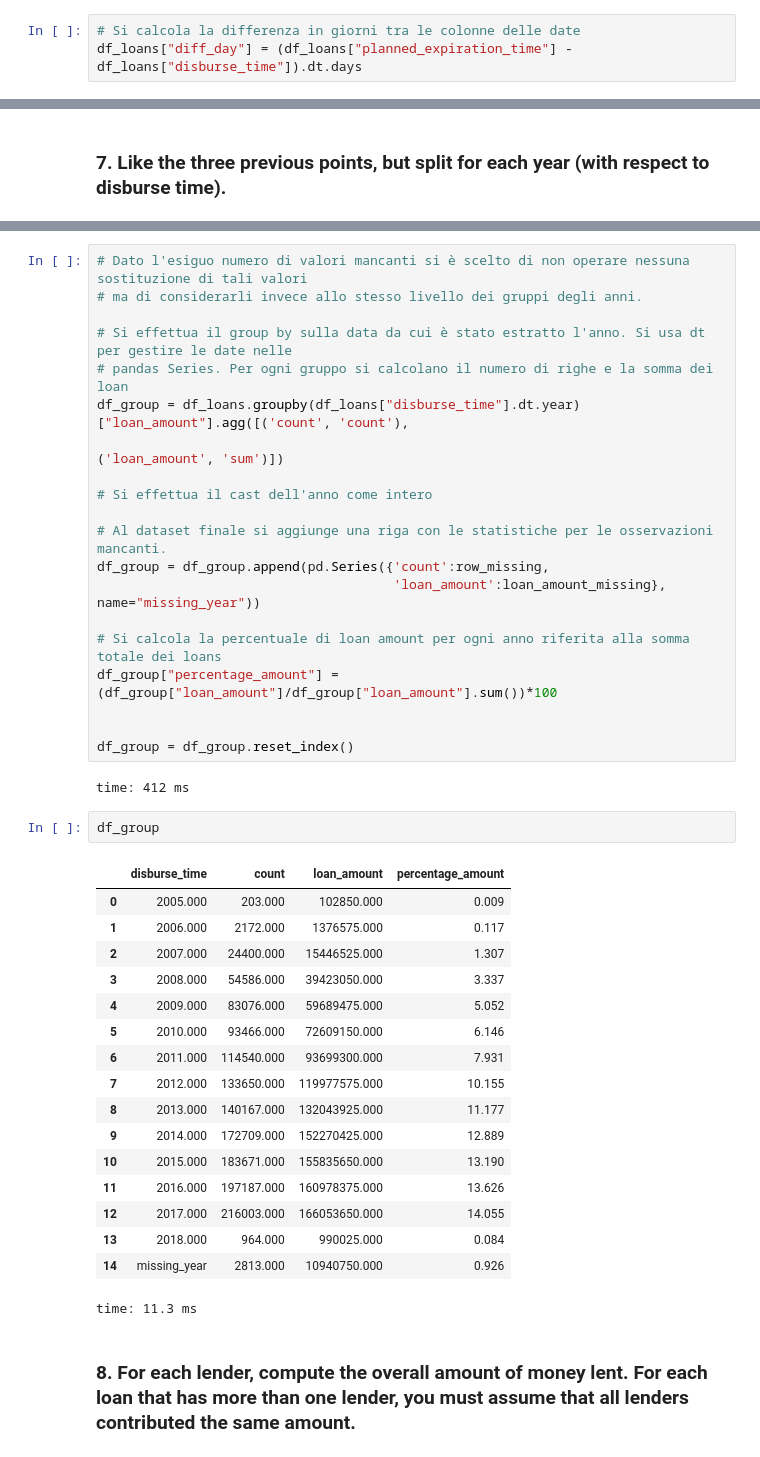
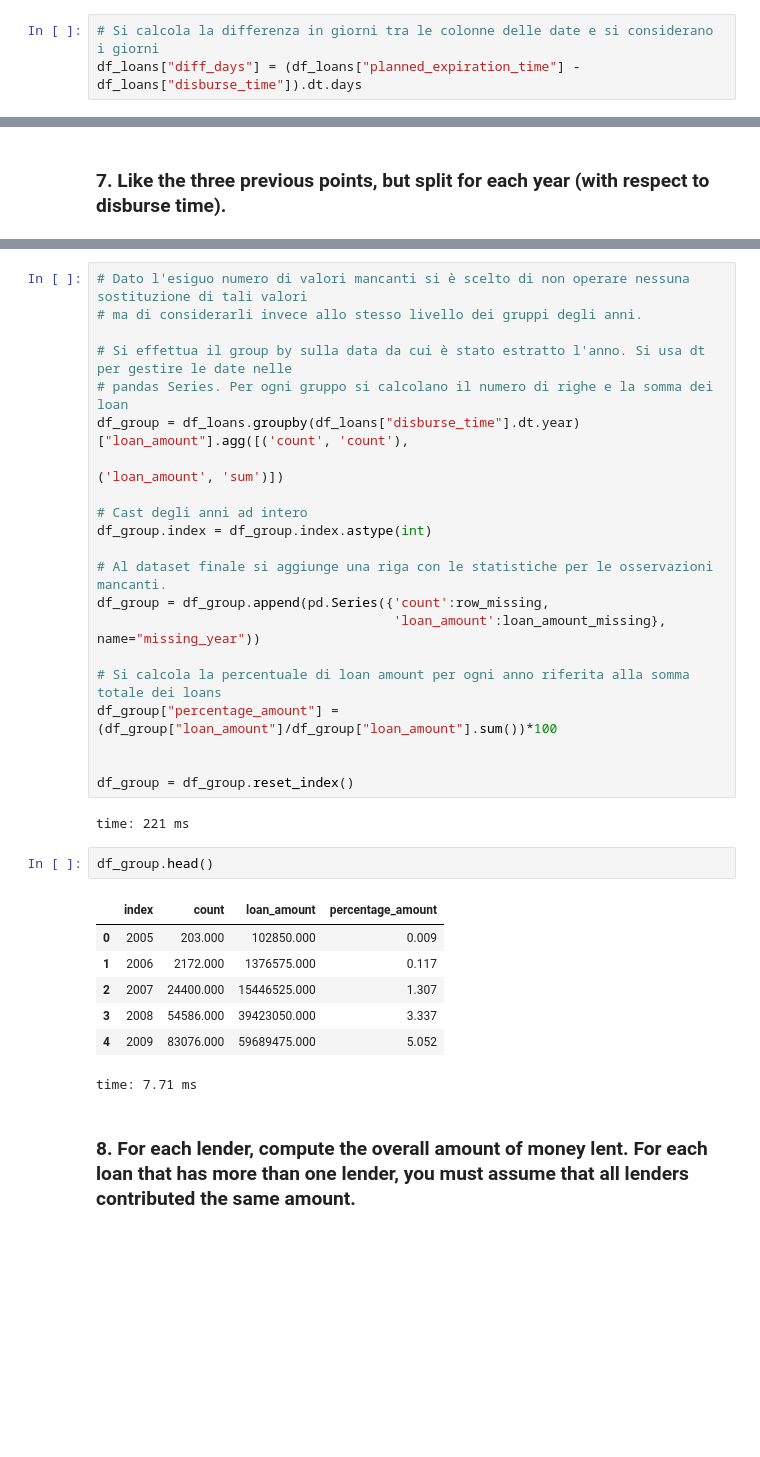
Before and after one commit to Simone-Damico/FoCS-Project, a Jupyter notebook: FoCS-Project.ipynb, the cells around one changed output, grey strips where cells are left out. Cells and saved outputs as stored; diff of their text form; blank space fills up the shorter version.

```diff
--- a/FoCS-Project.ipynb
+++ b/FoCS-Project.ipynb
@@ -45,6 +61,6 @@ df_loan_lender_norm.head()
 # %% [markdown]
 ### 2. For each loan, add a column duration corresponding to the number of days between the disburse time and the planned expiration time. If any of those two dates is missing, also the duration must be missing.
 # %%
-# Si calcola la differenza in giorni tra le colonne delle date
-df_loans["diff_day"] = (df_loans["planned_expiration_time"] - df_loans["disburse_time"]).dt.days
+# Si calcola la differenza in giorni tra le colonne delle date e si considerano i giorni
+df_loans["diff_days"] = (df_loans["planned_expiration_time"] - df_loans["disburse_time"]).dt.days
 # %% [output]
@@ -205,7 +211,8 @@ time: 24.7 ms
 df_group = df_loans.groupby(df_loans["disburse_time"].dt.year)["loan_amount"].agg([('count', 'count'),
                                                                             ('loan_amount', 'sum')])
 
-# Si effettua il cast dell'anno come intero
+# Cast degli anni ad intero
+df_group.index = df_group.index.astype(int)
 
 # Al dataset finale si aggiunge una riga con le statistiche per le osservazioni mancanti.
 df_group = df_group.append(pd.Series({'count':row_missing,
@@ -217,26 +224,16 @@ df_group["percentage_amount"] = (df_group["loan_amount"]/df_group["loan_amount"]
 
 df_group = df_group.reset_index()
 # %% [output]
-time: 412 ms
+time: 221 ms
 # %%
-df_group
+df_group.head()
 # %% [output]
-|  | disburse_time | count | loan_amount | percentage_amount |
-| 0 | 2005.000 | 203.000 | 102850.000 | 0.009 |
-| 1 | 2006.000 | 2172.000 | 1376575.000 | 0.117 |
-| 2 | 2007.000 | 24400.000 | 15446525.000 | 1.307 |
-| 3 | 2008.000 | 54586.000 | 39423050.000 | 3.337 |
-| 4 | 2009.000 | 83076.000 | 59689475.000 | 5.052 |
-| 5 | 2010.000 | 93466.000 | 72609150.000 | 6.146 |
-| 6 | 2011.000 | 114540.000 | 93699300.000 | 7.931 |
-| 7 | 2012.000 | 133650.000 | 119977575.000 | 10.155 |
-| 8 | 2013.000 | 140167.000 | 132043925.000 | 11.177 |
-| 9 | 2014.000 | 172709.000 | 152270425.000 | 12.889 |
-| 10 | 2015.000 | 183671.000 | 155835650.000 | 13.190 |
-| 11 | 2016.000 | 197187.000 | 160978375.000 | 13.626 |
-| 12 | 2017.000 | 216003.000 | 166053650.000 | 14.055 |
-| 13 | 2018.000 | 964.000 | 990025.000 | 0.084 |
-| 14 | missing_year | 2813.000 | 10940750.000 | 0.926 |
+|  | index | count | loan_amount | percentage_amount |
+| 0 | 2005 | 203.000 | 102850.000 | 0.009 |
+| 1 | 2006 | 2172.000 | 1376575.000 | 0.117 |
+| 2 | 2007 | 24400.000 | 15446525.000 | 1.307 |
+| 3 | 2008 | 54586.000 | 39423050.000 | 3.337 |
+| 4 | 2009 | 83076.000 | 59689475.000 | 5.052 |
-time: 11.3 ms
+time: 7.71 ms
 # %% [markdown]
 ### 8. For each lender, compute the overall amount of money lent. For each loan that has more than one lender, you must assume that all lenders contributed the same amount.
```
Also changed, not shown: parts of 60 cells of this notebook.
